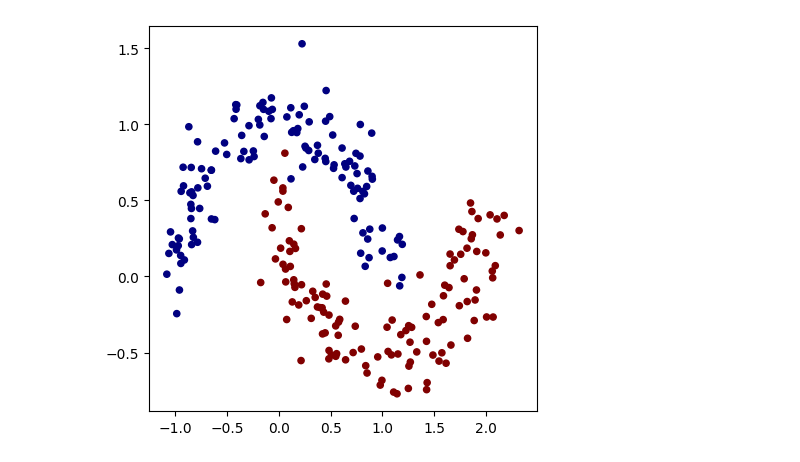
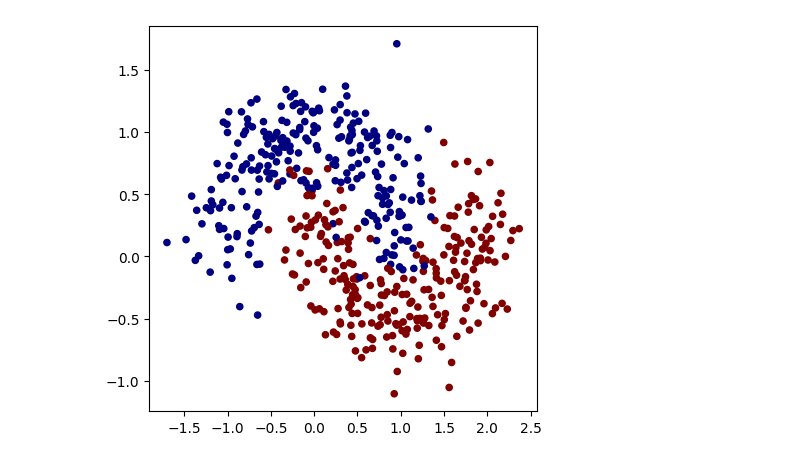
Before and after one commit to NicolasMafla/gpt-handmade, a Jupyter notebook: micrograd_tensor_demo.ipynb, the cells around one changed output. Cells and saved outputs as stored; diff of their text form; code cells hidden in the pictures.

```diff
--- a/micrograd_tensor_demo.ipynb
+++ b/micrograd_tensor_demo.ipynb
@@ -15,15 +15,15 @@ seed = 1996
 np.random.seed(1996)
 random.seed(1996)
 # %%
-X, y = make_moons(n_samples=250, noise=0.15, random_state=seed)
+X, y = make_moons(n_samples=500, noise=0.25, random_state=seed)
 # X, y = make_blobs(n_samples=250, n_features=2, centers=2, cluster_std=2)
 y = y*2 - 1
 
 plt.figure(figsize=(5,5))
 plt.scatter(X[:,0], X[:,1], c=y, s=20, cmap='jet')
 plt.show()
 # %% [output]
-[figure, old version]
+[figure, new version]
 # %%
 model = TensorMLP(2, [16, 16, 1]) # 2-layer neural network
 print(model)
```
Also changed, not shown: parts of 4 cells of this notebook, 5 other files.
